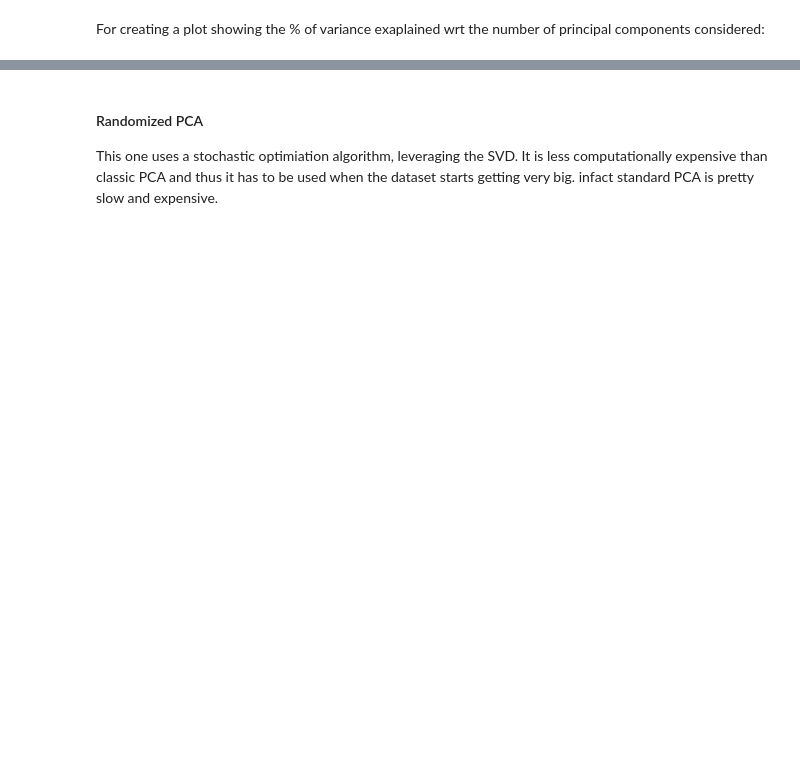
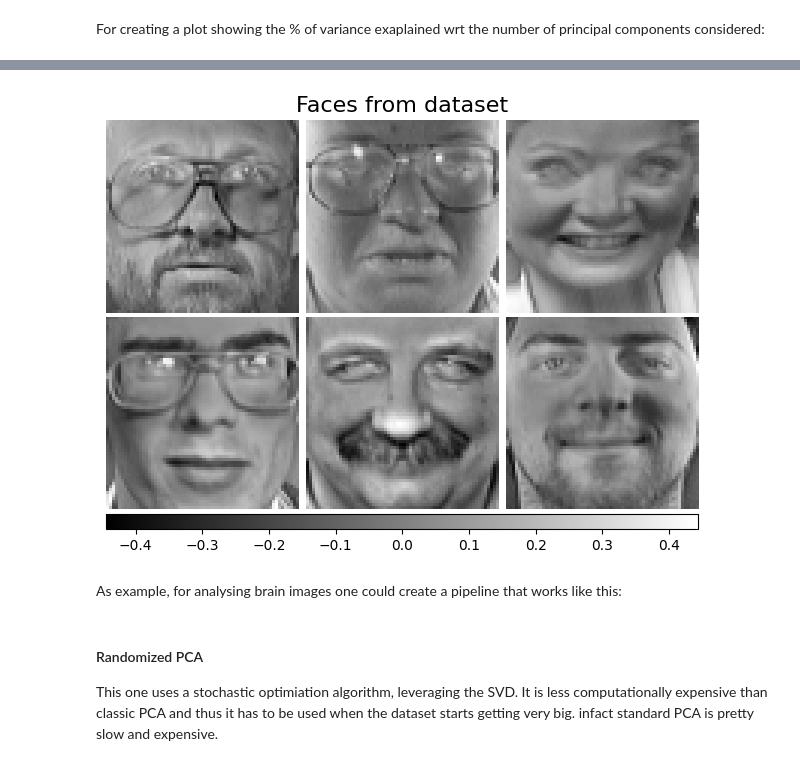
Before and after one commit to vivri1216/HandsOnMachineLearning, a Jupyter notebook: Chapter8_PCA/Chapter8_PCA.ipynb, the cells around one changed output, grey strips where cells are left out. Drawn from its saved outputs; the diff is of its cells as text; code cells hidden in the pictures; blank space fills up the shorter version.

```diff
--- a/Chapter8_PCA/Chapter8_PCA.ipynb
+++ b/Chapter8_PCA/Chapter8_PCA.ipynb
@@ -49,0 +102,36 @@ plt.plot(cumsum)
+# %%
+n_row, n_col = 2, 3
+n_components = n_row * n_col
+image_shape = (64, 64)
+
+
+def plot_gallery(title, images, n_col=n_col, n_row=n_row, cmap=plt.cm.gray):
+    fig, axs = plt.subplots(
+        nrows=n_row,
+        ncols=n_col,
+        figsize=(2.0 * n_col, 2.3 * n_row),
+        facecolor="white",
+        constrained_layout=True,
+    )
+    fig.set_constrained_layout_pads(w_pad=0.01, h_pad=0.02, hspace=0, wspace=0)
+    fig.set_edgecolor("black")
+    fig.suptitle(title, size=16)
+    for ax, vec in zip(axs.flat, images):
+        vmax = max(vec.max(), -vec.min())
+        im = ax.imshow(
+            vec.reshape(image_shape),
+            cmap=cmap,
+            interpolation="nearest",
+            vmin=-vmax,
+            vmax=vmax,
+        )
+        ax.axis("off")
+
+    fig.colorbar(im, ax=axs, orientation="horizontal", shrink=0.99, aspect=40, pad=0.01)
+    plt.show()
+# %%
+plot_gallery("Faces from dataset", faces_centered[:n_components])
+# %% [output]
+[figure, added]
+# %% [markdown]
+As example, for analysing brain images one could create a pipeline that works like this:
```
Also changed, not shown: parts of 9 cells of this notebook.
